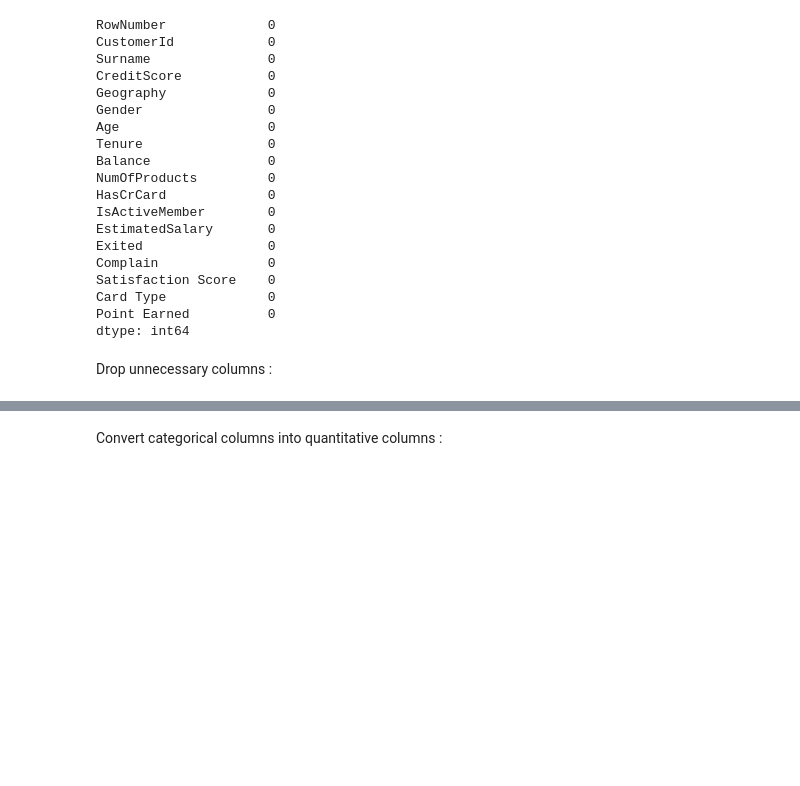
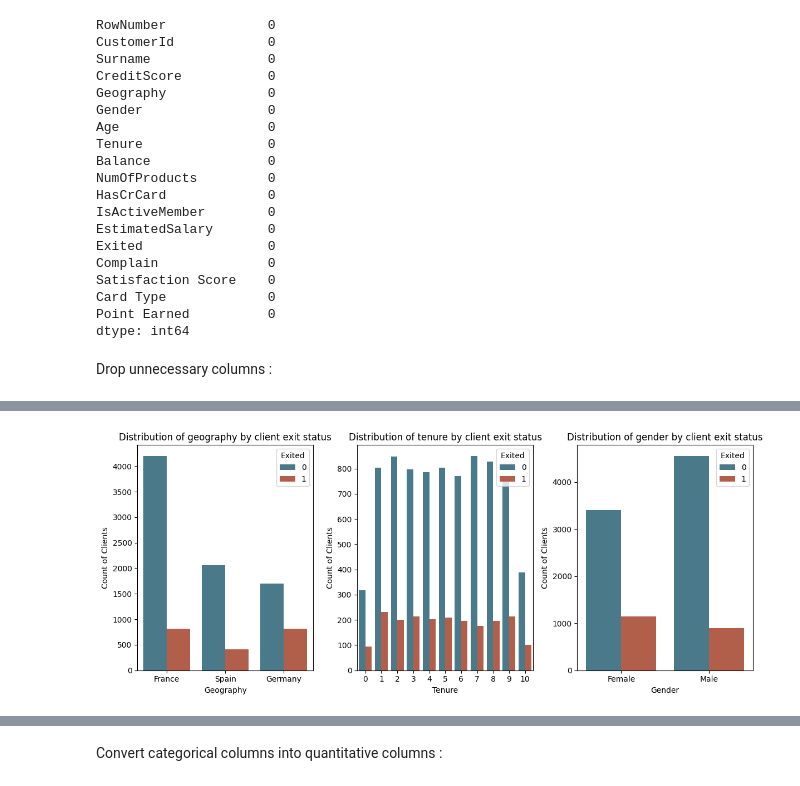
Before and after one commit to Abderrahmane-Chafi/BankCustomerChurnAnalysis, a Jupyter notebook: notebook794dc85e40.ipynb, the cells around one changed output, grey strips where cells are left out. Saved outputs shown, nothing was run; the diff lists cells and outputs as text; code cells hidden in the pictures; blank space fills up the shorter version.

```diff
--- a/notebook794dc85e40.ipynb
+++ b/notebook794dc85e40.ipynb
@@ -158,0 +233,17 @@ df.drop(columns=['RowNumber','CustomerId','Surname'],inplace=True)
+# %%
+fig, axes = plt.subplots(1, 3, figsize=(12, 5))
+
+columns = ['Geography', 'Tenure', 'Gender']
+titles = ["Geography", "Tenure", "Gender"]
+
+for ax, column, title in zip(axes.flatten(), columns, titles):
+    sns.countplot(data=df, x=column, hue='Exited', ax=ax, palette=colors)
+    ax.set_title(f"Distribution of {title.lower()} by client exit status", loc='center')
+    ax.set_xlabel(title)
+    ax.set_ylabel("Count of Clients")
+
+plt.tight_layout()
+
+plt.show()
+# %% [output]
+[figure, added]
```
Also changed, not shown: parts of 37 cells of this notebook.
